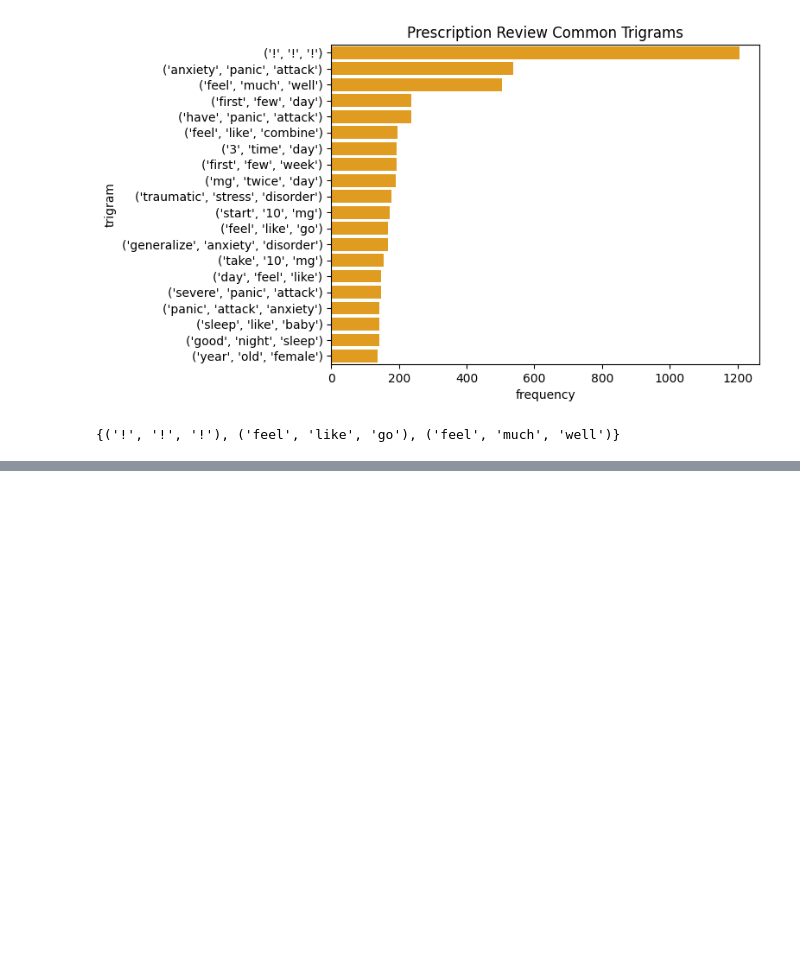
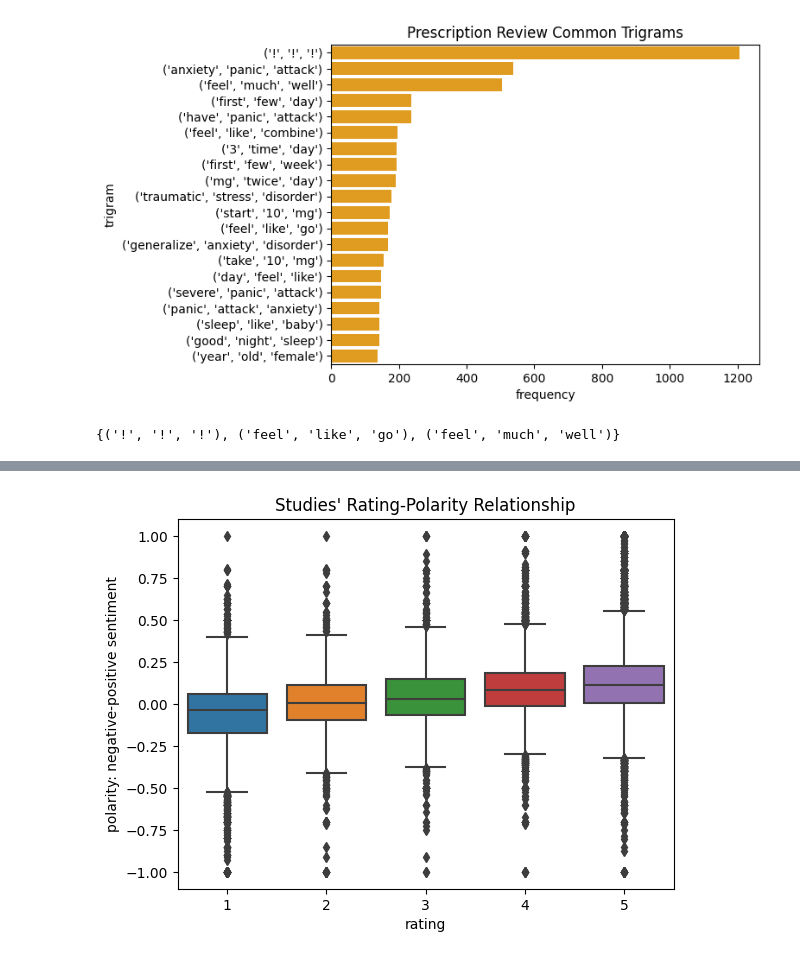
Before and after one commit to fractaldatalearning/psychedelic_efficacy, a Jupyter notebook: notebooks/10-kl-reports-engineer-ratings.ipynb, the cells around one changed output, grey strips where cells are left out. Cells and saved outputs as stored; diff of their text form; code cells hidden in the pictures; blank space fills up the shorter version.

```diff
--- a/notebooks/10-kl-reports-engineer-ratings.ipynb
+++ b/notebooks/10-kl-reports-engineer-ratings.ipynb
@@ -961,0 +977,8 @@ I believe I'm ready to pull some of these findings into a document for summary d
+# %%
+# And studies rating-polarity relationship
+sns.boxplot(data=studies_df, x='adjusted_rating', y='original_polarity').set(
+    title="Studies' Rating-Polarity Relationship", xlabel='rating',
+    ylabel='polarity: negative-positive sentiment')
+plt.show()
+# %% [output]
+[figure, added]
```
Also changed, not shown: parts of 10 cells of this notebook, 14 other files.
